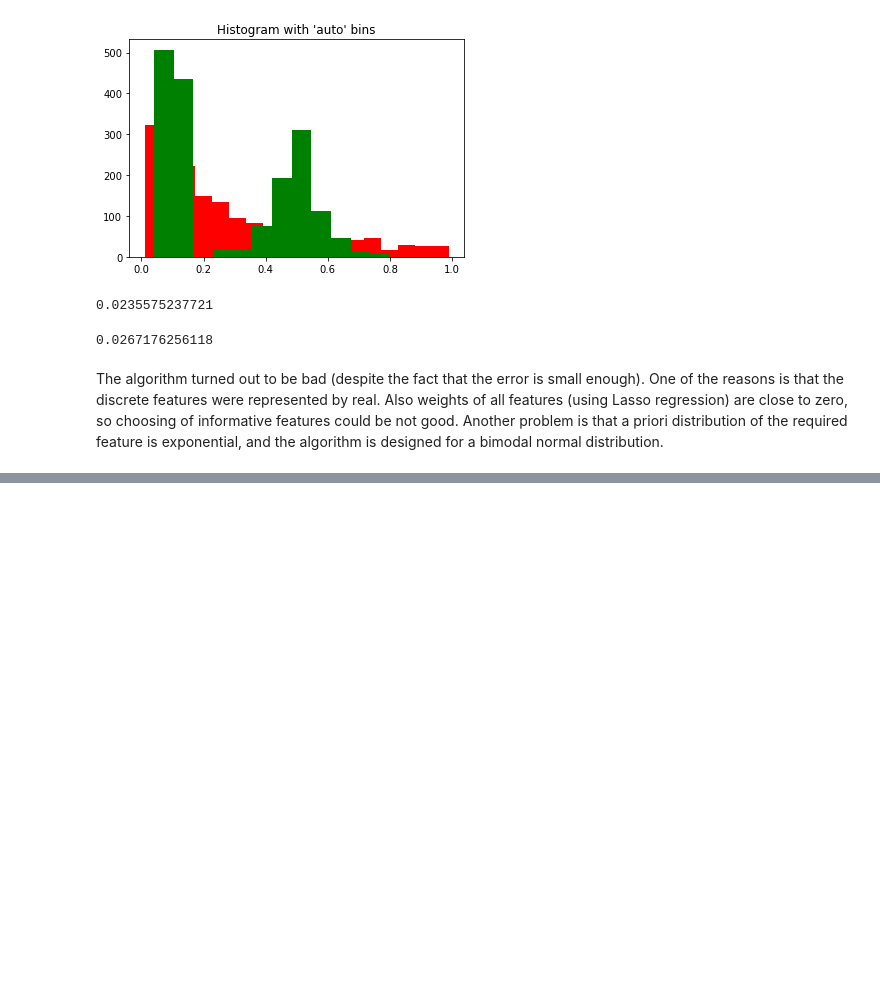
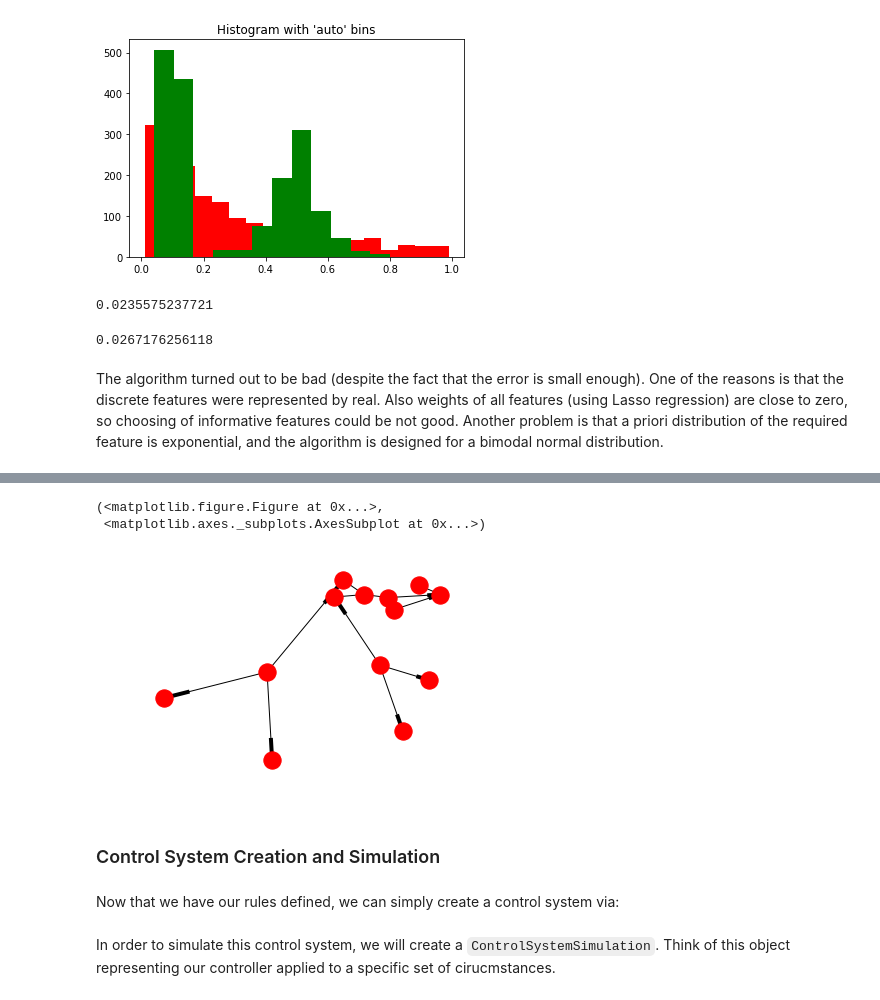
Before and after one commit to Helga-Helga/methods_of_artificial_intelligence, a Jupyter notebook: lab2/lab2.ipynb, the cells around one changed output, grey strips where cells are left out. Cells and saved outputs as stored; diff of their text form; code cells hidden in the pictures; blank space fills up the shorter version.

```diff
--- a/lab2/lab2.ipynb
+++ b/lab2/lab2.ipynb
@@ -279,0 +352,14 @@ Another problem is that a priori distribution of the required feature is exponen
+# %%
+rule1 = Rule(year['poor'] | genre['poor'], sales['low'])
+rule2 = Rule(genre['average'], sales['medium'])
+rule3 = Rule(year['good'] | genre['good'], sales['high'])
+
+rule1.view()
+# %% [output]
+(<matplotlib.figure.Figure at 0x...>,
+ <matplotlib.axes._subplots.AxesSubplot at 0x...>)
+[figure, added]
+# %% [markdown]
+### Control System Creation and Simulation
+# %% [markdown]
+Now that we have our rules defined, we can simply create a control system via:
@@ -279,0 +368,3 @@ Another problem is that a priori distribution of the required feature is exponen
+# %% [markdown]
+In order to simulate this control system, we will create a `ControlSystemSimulation`.
+Think of this object representing our controller applied to a specific set of cirucmstances.
```
Also changed, not shown: parts of 26 cells of this notebook.
